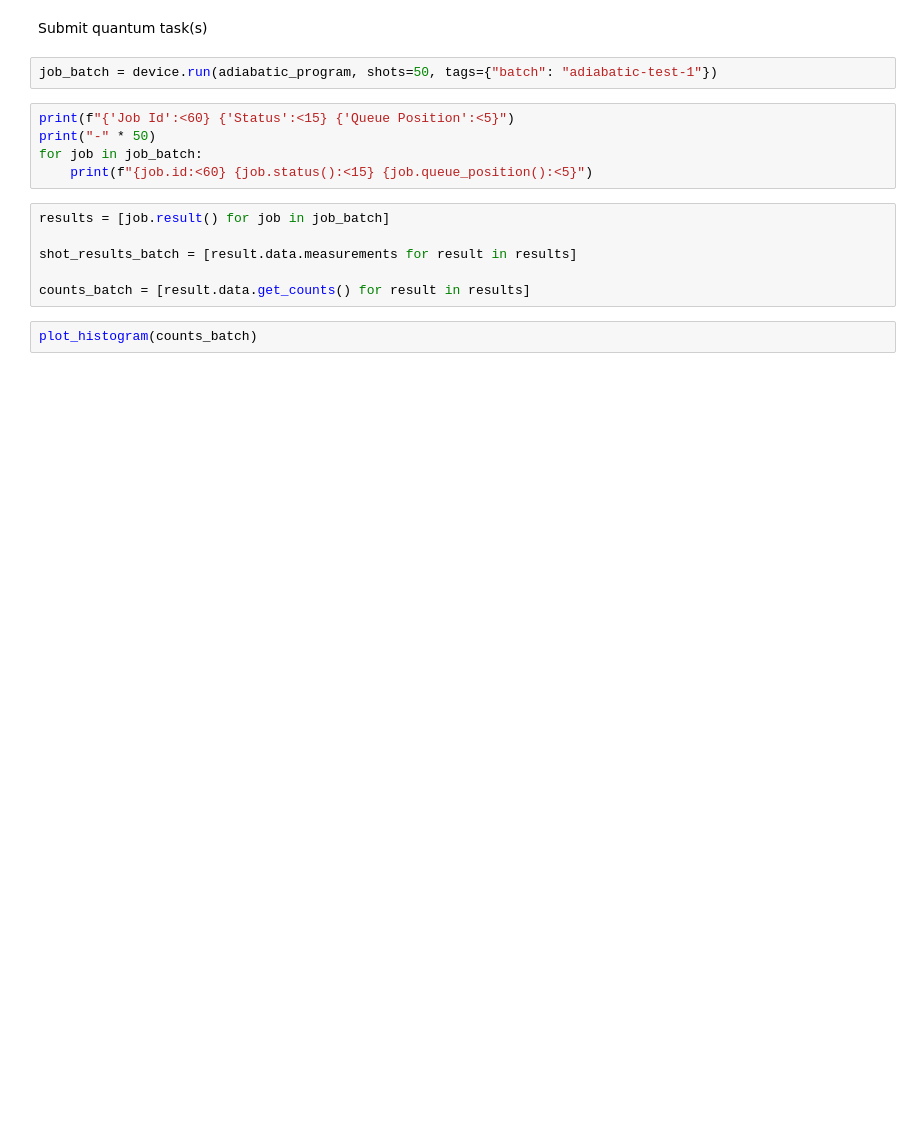
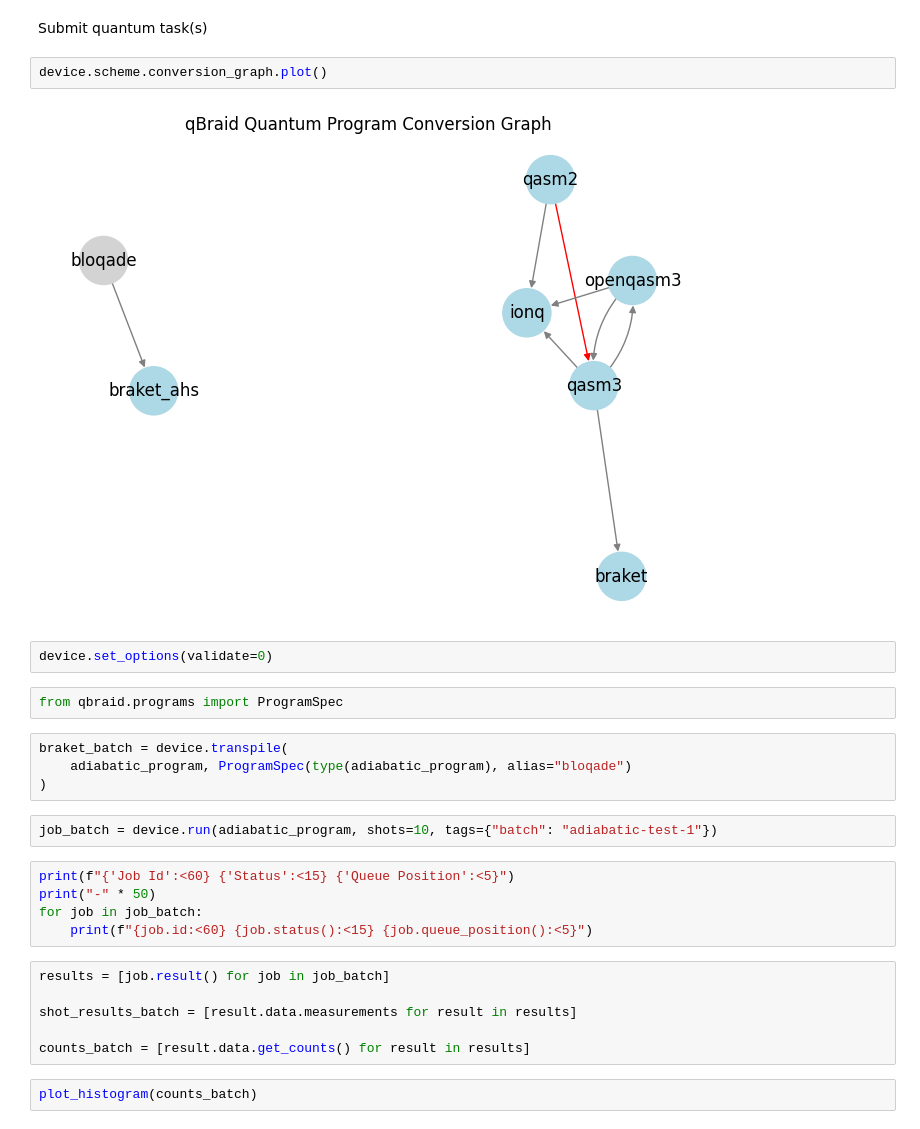
Before and after one commit to qBraid/qbraid-lab-demo, a Jupyter notebook: qbraid_sdk/qbraid_runtime_bloqade_aquila.ipynb, the cells around one changed output. Drawn from its saved outputs; the diff is of its cells as text; blank space fills up the shorter version.

Commit message:
Qbraid rt bell examples (#49)
* draft different bell pair pkg examples

* bell circuit submit from each package

* fix format

```diff
--- a/qbraid_sdk/qbraid_runtime_bloqade_aquila.ipynb
+++ b/qbraid_sdk/qbraid_runtime_bloqade_aquila.ipynb
@@ -52,7 +74,19 @@ graph.plot(experiment_type=ExperimentType.AHS)
 # %% [markdown]
 Submit quantum task(s)
+# %%
+device.scheme.conversion_graph.plot()
+# %% [output]
+[figure, added]
+# %%
+device.set_options(validate=0)
+# %%
+from qbraid.programs import ProgramSpec
+# %%
+braket_batch = device.transpile(
+    adiabatic_program, ProgramSpec(type(adiabatic_program), alias="bloqade")
+)
 # %%
-job_batch = device.run(adiabatic_program, shots=50, tags={"batch": "adiabatic-test-1"})
+job_batch = device.run(adiabatic_program, shots=10, tags={"batch": "adiabatic-test-1"})
 # %%
 print(f"{'Job Id':<60} {'Status':<15} {'Queue Position':<5}")
 print("-" * 50)
```
Also changed, not shown: parts of 4 cells of this notebook, 1 other file.
